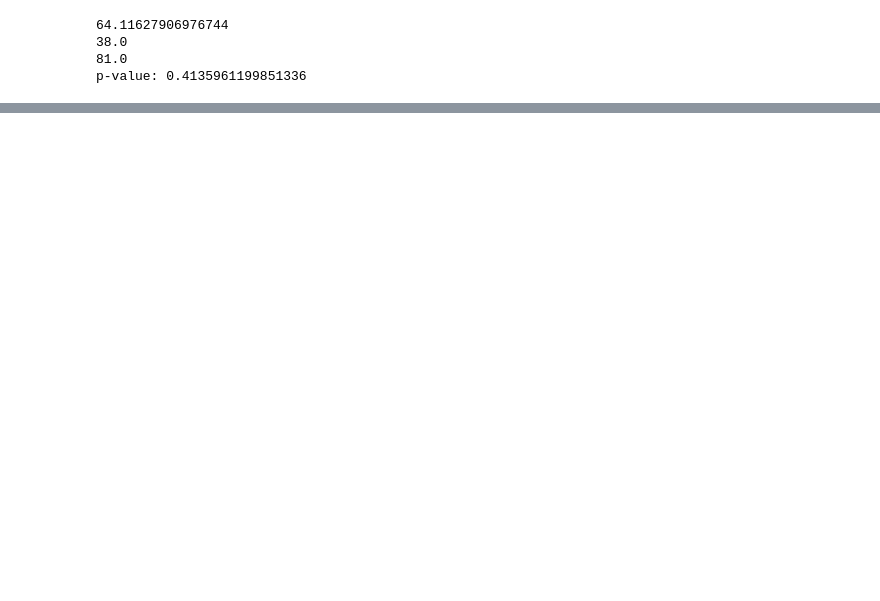
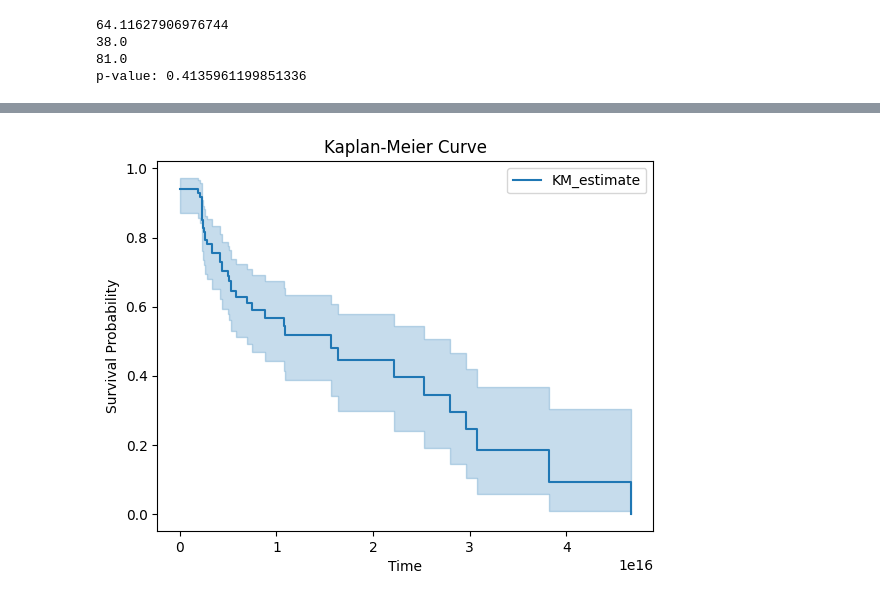
Before and after one commit to qiudongsong/-, a Jupyter notebook: 紫杉醇.ipynb, the cells around one changed output, grey strips where cells are left out. Drawn from its saved outputs; the diff is of its cells as text; code cells hidden in the pictures; blank space fills up the shorter version.

```diff
--- a/紫杉醇.ipynb
+++ b/紫杉醇.ipynb
@@ -78,0 +204,13 @@ p-value: 0.4135961199851336
+# %%
+
+# Convert date columns to datetime data type
+联合用药时间={'start':统计['联合免疫用药开始日期'] ,'end': 统计['联合免疫用药结束日期']}
+联合时间=pd.DataFrame(联合用药时间)
+联合时间['start'] = pd.to_datetime(联合时间['start'] )
+联合时间['end'] = pd.to_datetime(联合时间['end'])
+
+# Subtract the columns and create a new column with the result
+联合时间['date_difference'] = 联合时间['end'] - 联合时间['start']
+
+# Print the resulting dataset
+print(联合时间['date_difference'])
@@ -79,3 +244,23 @@ p-value: 0.4135961199851336
+# %%
+data = {
+    'time': 联合时间['date_difference'],
+    'event': 统计['有无PFS事件']
+}
+
+df = pd.DataFrame(data)
+
+# Fit Kaplan-Meier estimator
+kmf = KaplanMeierFitter()
+kmf.fit(df['time'], event_observed=df['event'])
+
+# Generate KM curve
+kmf.plot()
+plt.xlabel('Time')
+plt.ylabel('Survival Probability')
+plt.title('Kaplan-Meier Curve')
+plt.show()
+# %% [output]
+[figure, added]
 # %%
 ## 三. 疗效评估
 # %%
```
Also changed, not shown: parts of 15 cells of this notebook.
